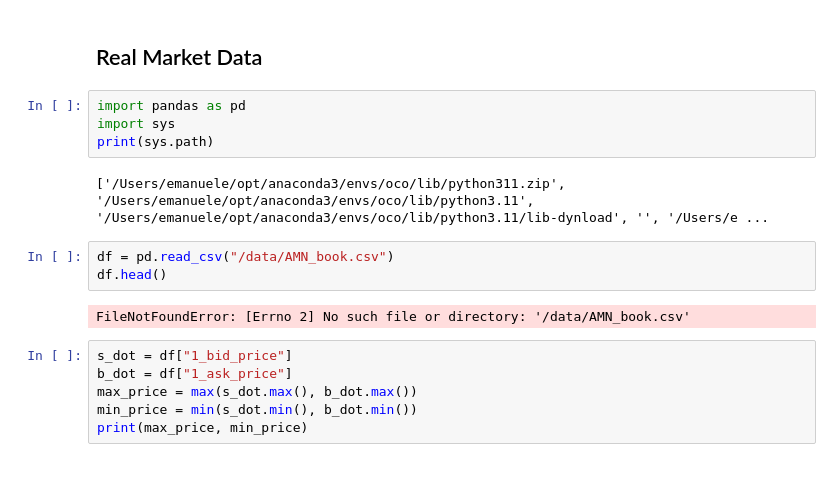
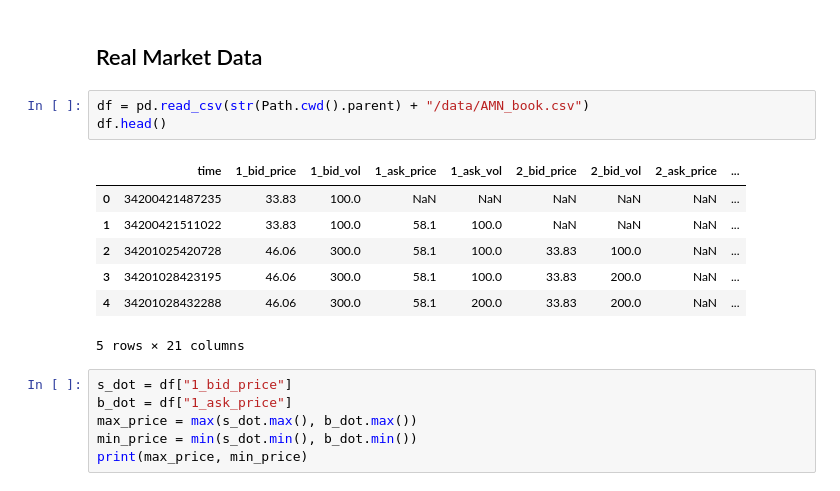
Before and after one commit to emanuelecoccia/online-bilateral-trade, a Jupyter notebook: notebooks/implementation.ipynb, the cells around one changed output. Cells and saved outputs as stored; diff of their text form.

Commit message:
add parent path for pd reading

```diff
--- a/notebooks/implementation.ipynb
+++ b/notebooks/implementation.ipynb
@@ -407,17 +403,17 @@ plt.show()
 [drawing not drawn]
 # %% [markdown]
 ## Real Market Data
-# %%
-import pandas as pd
-import sys
-print(sys.path)
-# %% [output]
-['/Users/emanuele/opt/anaconda3/envs/oco/lib/python311.zip', '/Users/emanuele/opt/anaconda3/envs/oco/lib/python3.11', '/Users/emanuele/opt/anaconda3/envs/oco/lib/python3.11/lib-dynload', '', '/Users/e ...
 # %%
-df = pd.read_csv("/data/AMN_book.csv")
+df = pd.read_csv(str(Path.cwd().parent) + "/data/AMN_book.csv")
 df.head()
 # %% [output]
+|  | time | 1_bid_price | 1_bid_vol | 1_ask_price | 1_ask_vol | 2_bid_price | 2_bid_vol | 2_ask_price | ... |
+| 0 | 34200421487235 | 33.83 | 100.0 | NaN | NaN | NaN | NaN | NaN | ... |
+| 1 | 34200421511022 | 33.83 | 100.0 | 58.1 | 100.0 | NaN | NaN | NaN | ... |
+| 2 | 34201025420728 | 46.06 | 300.0 | 58.1 | 100.0 | 33.83 | 100.0 | NaN | ... |
+| 3 | 34201028423195 | 46.06 | 300.0 | 58.1 | 100.0 | 33.83 | 200.0 | NaN | ... |
+| 4 | 34201028432288 | 46.06 | 300.0 | 58.1 | 200.0 | 33.83 | 200.0 | NaN | ... |
-FileNotFoundError: [Errno 2] No such file or directory: '/data/AMN_book.csv'
+5 rows × 21 columns
 # %%
 s_dot = df["1_bid_price"]
 b_dot = df["1_ask_price"]
```
Also changed, not shown: parts of 1 cell of this notebook.
